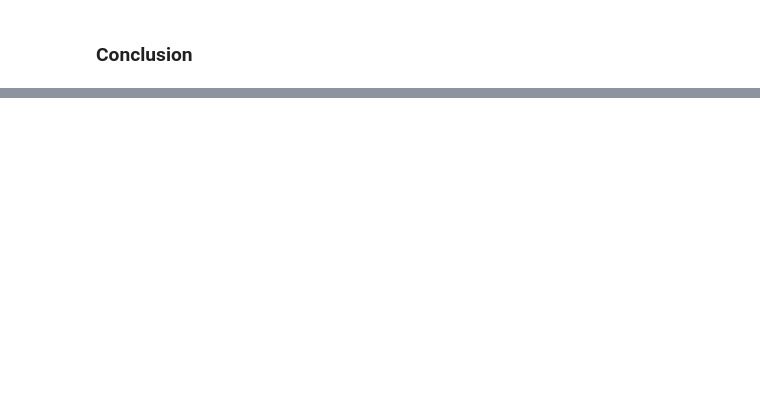
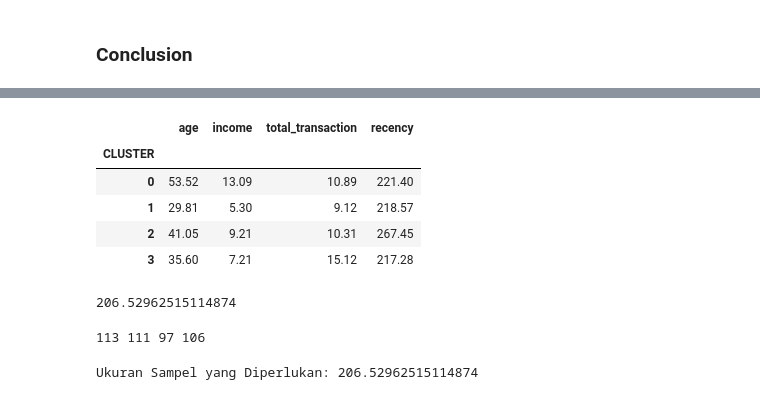
Before and after one commit to lutfiahk/Store-Analysis-Project, a Jupyter notebook: Customer_segmentation.ipynb, the cells around one changed output, grey strips where cells are left out. Saved outputs shown, nothing was run; the diff lists cells and outputs as text; code cells hidden in the pictures; blank space fills up the shorter version.

```diff
--- a/Customer_segmentation.ipynb
+++ b/Customer_segmentation.ipynb
@@ -203,0 +204,41 @@ agg_cluster
+# %%
+# Overview the obtained ckusters
+agg_cluster2 = df_model_clean.drop('customerid', axis = 1).groupby('CLUSTER').agg('mean').round(2)
+agg_cluster2
+# %% [output]
+|  | age | income | total_transaction | recency |
+| CLUSTER |  |  |  |  |
+| 0 | 53.52 | 13.09 | 10.89 | 221.40 |
+| 1 | 29.81 | 5.30 | 9.12 | 218.57 |
+| 2 | 41.05 | 9.21 | 10.31 | 267.45 |
+| 3 | 35.60 | 7.21 | 15.12 | 217.28 |
+# %%
+N = df_model_clean.shape[0]
+e = 0.05
+slovin = N / (1+ N * e**2)
+slovin
+# %% [output]
+206.52962515114874
+# %%
+print(N_A, N_B, N_C, N_D)
+# %% [output]
+113 111 97 106
+# %%
+# Jumlah populasi dalam masing-masing kategori
+N_A = len(df_model_clean[df_model_clean['CLUSTER'] == 0])
+N_B = len(df_model_clean[df_model_clean['CLUSTER'] == 1])
+N_C = len(df_model_clean[df_model_clean['CLUSTER'] == 2])
+N_D = len(df_model_clean[df_model_clean['CLUSTER'] == 3])
+
+# Total populasi keseluruhan
+N = N_A + N_B + N_C + N_D
+
+# Tingkat galat
+e = 0.05
+
+# Hitung ukuran sampel menggunakan rumus Slovin
+n = N / (1 + N * e**2)
+
+print("Ukuran Sampel yang Diperlukan:", n)
+# %% [output]
+Ukuran Sampel yang Diperlukan: 206.52962515114874
```
Also changed, not shown: parts of 4 cells of this notebook, 13 other files.
